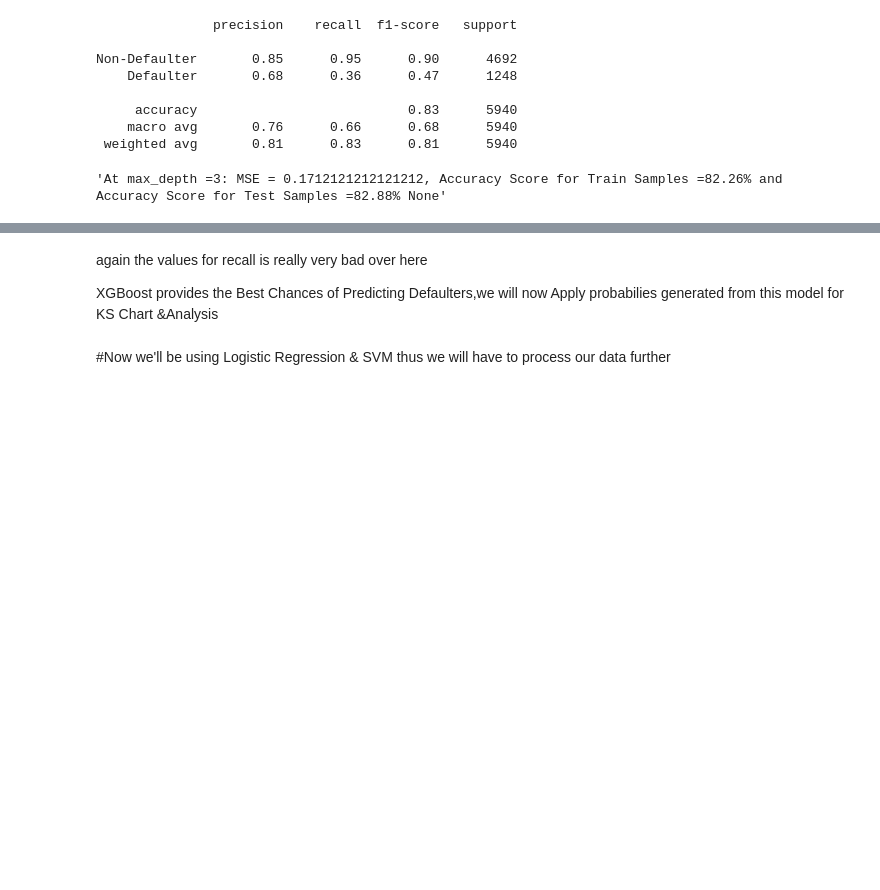
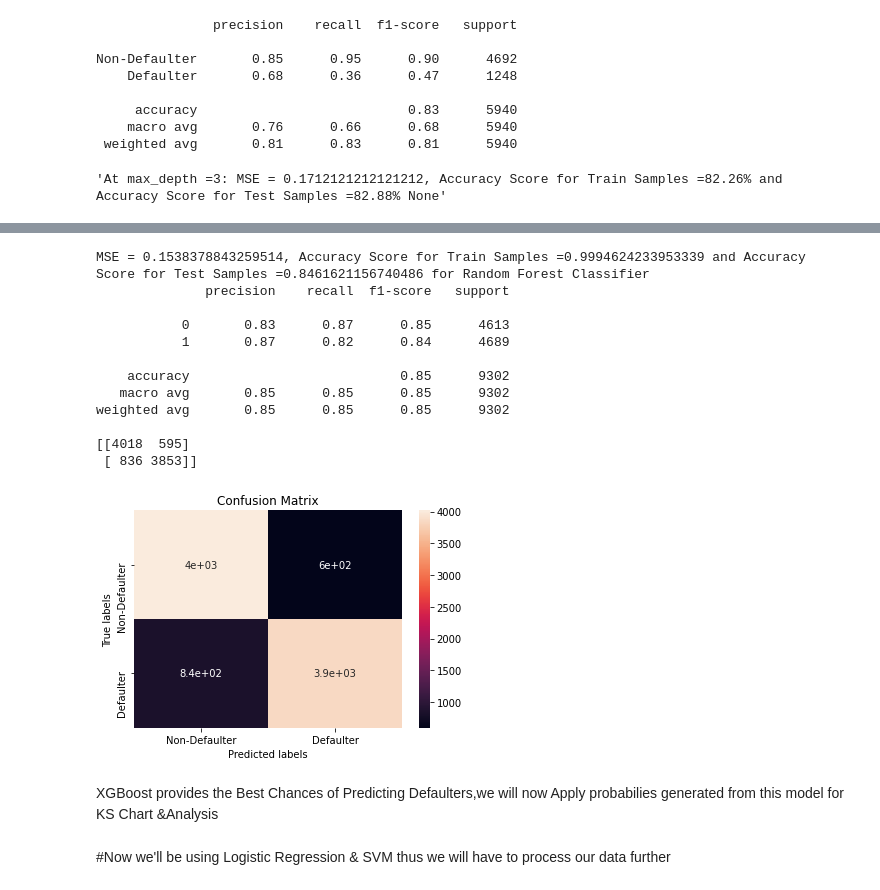
Before and after one commit to pranav168/Credit-Card-Default-Prediction, a Jupyter notebook: Credit_Card_Default_Prediction_final_Capstone_Project.ipynb, the cells around one changed output, grey strips where cells are left out. Saved outputs shown, nothing was run; the diff lists cells and outputs as text; code cells hidden in the pictures; blank space fills up the shorter version.

```diff
--- a/Credit_Card_Default_Prediction_final_Capstone_Project.ipynb
+++ b/Credit_Card_Default_Prediction_final_Capstone_Project.ipynb
@@ -527,8 +569,43 @@ Non-Defaulter       0.84      0.88      0.86      4613
      accuracy                           0.85      9302
     macro avg       0.85      0.85      0.85      9302
  weighted avg       0.85      0.85      0.85      9302
+# %%
+model=RandomForestClassifier(n_estimators=100)
+model.fit(X_train,y_train)
+y_pred_test=model.predict(X_test)
+y_pred_train=model.predict(X_train)
+accuracy_score_test=accuracy_score(y_test,y_pred_test)
+accuracy_score_train=accuracy_score(y_train,y_pred_train)
+mse=mean_squared_error(y_test,y_pred_test)
+print(f'MSE = {mse}, Accuracy Score for Train Samples ={accuracy_score_train} and Accuracy Score for Test Samples ={accuracy_score_test} for Random Forest Classifier')
+print(classification_report(y_test,y_pred_test))
+labels = ['Non-Defaulter', 'Defaulter']
+cm_test = confusion_matrix(y_test, y_pred_test)
+print(cm_test)
+ax= plt.subplot()
+sns.heatmap(cm_test, annot=True, ax = ax)
+ax.set_xlabel('Predicted labels')
+ax.set_ylabel('True labels')
+ax.set_title('Confusion Matrix')
+ax.xaxis.set_ticklabels(labels)
+ax.yaxis.set_ticklabels(labels)
+plt.show()
+# %% [output]
+MSE = 0.1538378843259514, Accuracy Score for Train Samples =0.9994624233953339 and Accuracy Score for Test Samples =0.8461621156740486 for Random Forest Classifier
+              precision    recall  f1-score   support
+
+           0       0.83      0.87      0.85      4613
+           1       0.87      0.82      0.84      4689
+
+    accuracy                           0.85      9302
+   macro avg       0.85      0.85      0.85      9302
+weighted avg       0.85      0.85      0.85      9302
+
+[[4018  595]
+ [ 836 3853]]
+[figure, added]
 # %% [markdown]
-again the values for recall is really very bad over here
+
 
 XGBoost provides the Best Chances of Predicting Defaulters,we will now Apply probabilies generated from this model for KS Chart &Analysis
 # %% [markdown]
```
Also changed, not shown: parts of 10 cells of this notebook.
